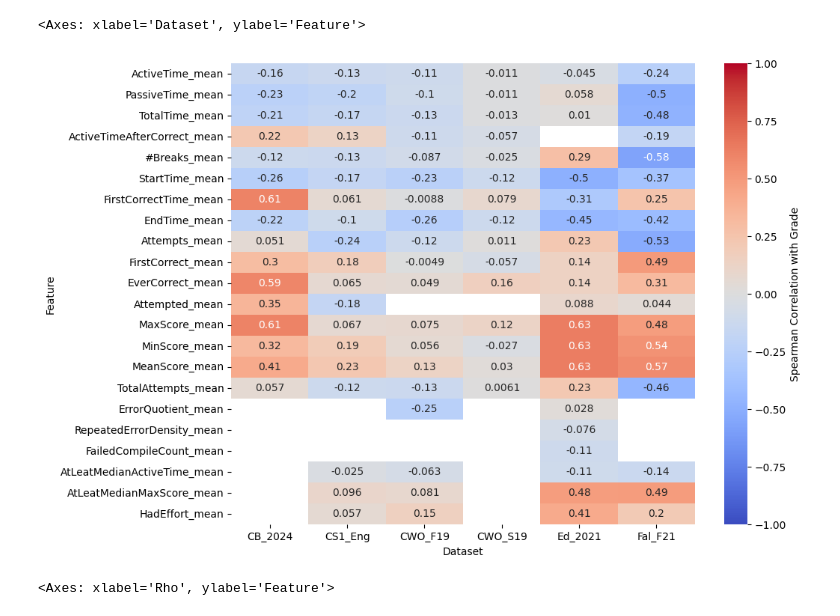
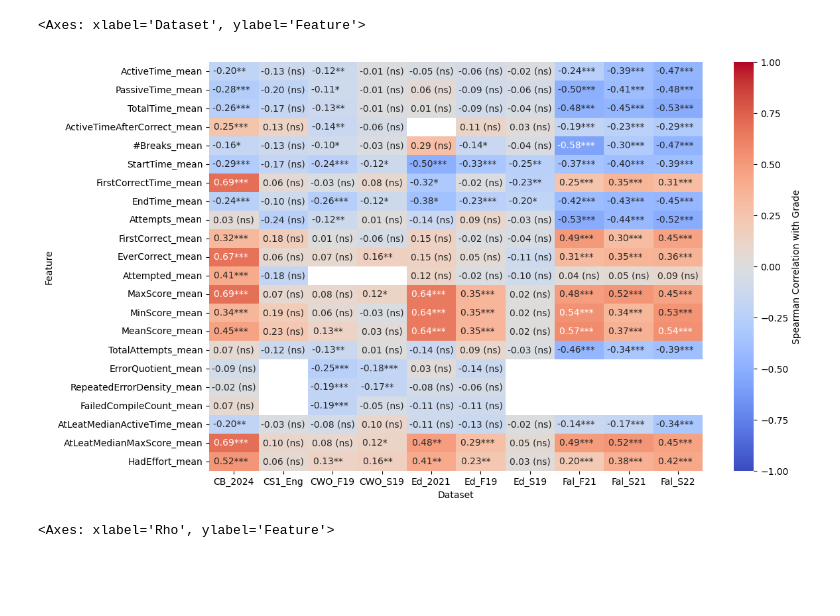
Before and after one commit to CSSPLICE/ProgSnapToolkit, a Jupyter notebook: src/analytics/feature_importance/importance.ipynb, the cells around one changed output. Drawn from its saved outputs; the diff is of its cells as text; code cells hidden in the pictures; blank space fills up the shorter version.

```diff
--- a/src/analytics/feature_importance/importance.ipynb
+++ b/src/analytics/feature_importance/importance.ipynb
@@ -52,8 +65,22 @@ all_dirs = {
 }
+# %%
+import shutil
+
+central_output_dir = '../../../sample_data/feature_importance/'
+if not os.path.exists(central_output_dir):
+    os.makedirs(central_output_dir)
+for name, dir in all_dirs.items():
+    file_path = os.path.join(dir, 'subject_features.csv')
+    if os.path.exists(file_path):
+        # Copy the file to the central output directory
+        new_name = f"{name}.csv"
+        shutil.copy(file_path, os.path.join(central_output_dir, new_name))
 # %%
 all_data = None
 for name, dir in all_dirs.items():
     data = load_dataset(dir)
+    if data is None:
+        continue
     corrs = get_grade_correlations(data)
     corrs["Dataset"] = name
     if all_data is None:
@@ -80,0 +108,21 @@ all_data
+# %%
+heat_map_values = all_data.pivot(index="Feature", columns="Dataset", values="Rho")
+p_values = all_data.pivot(index="Feature", columns="Dataset", values="p")
+
+import numpy as np
+
+def significance_marker(p):
+    if p < 0.001:
+        return "***  "
+    elif p < 0.01:
+        return "**   "
+    elif p < 0.05:
+        return "*     "
+    else:
+        return " (ns)"
+
+sig_marker_vec = np.vectorize(significance_marker)
+
+markers = sig_marker_vec(p_values)
+heat_map_annotations = heat_map_values.copy()
+heat_map_annotations = heat_map_annotations.applymap(lambda x: f"{x:.2f}" if not pd.isna(x) else pd.NA) + markers
@@ -81,19 +150,20 @@ all_data
 # %%
 import seaborn as sns
 
 # TODO: Show significance
 
-plt.figure(figsize=(10, 8))
-sns.heatmap(data=all_data.pivot(index="Feature", columns="Dataset", values="Rho"),
-    annot=True,
+plt.figure(figsize=(12, 8))
+sns.heatmap(data=heat_map_values,
+    annot=heat_map_annotations,
     cmap="coolwarm",
     center=0,
+    fmt="",
     vmin=-1, vmax=1,
     cbar_kws={"label": "Spearman Correlation with Grade"},
 )
 # %% [output]
 <Axes: xlabel='Dataset', ylabel='Feature'>
-[figure, old version]
+[figure, new version]
 # %%
 import seaborn as sns
 
```
Also changed, not shown: parts of 10 cells of this notebook, 2 other files.
